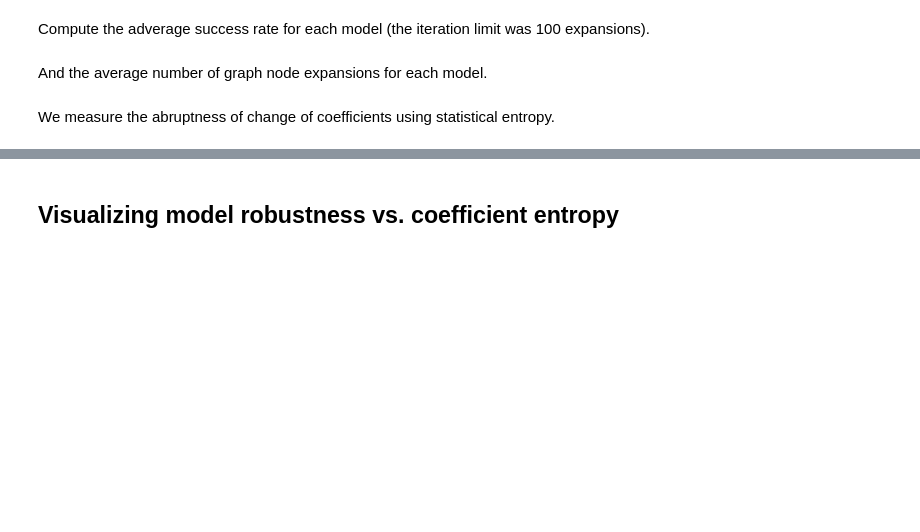
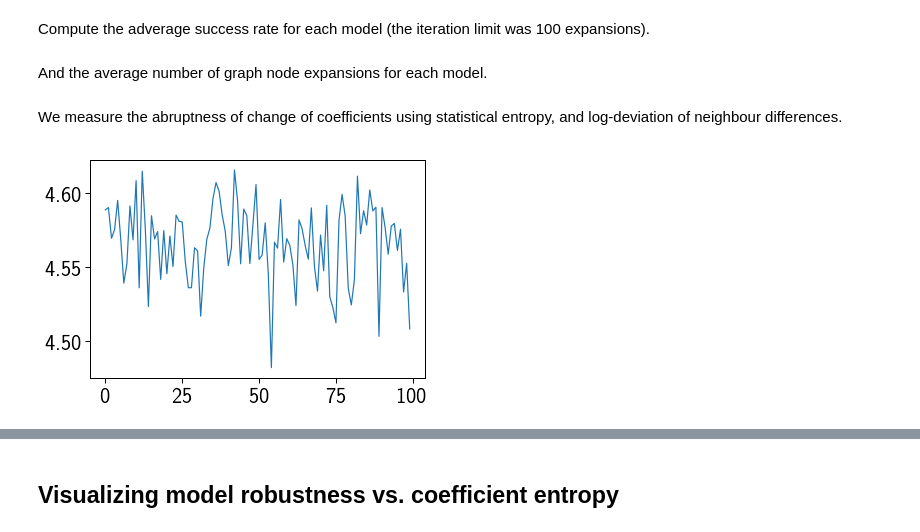
Before and after one commit to spring-epfl/trickster, a Jupyter notebook: notebooks/wfp_small_models_experiment.ipynb, the cells around one changed output, grey strips where cells are left out. Saved outputs shown, nothing was run; the diff lists cells and outputs as text; code cells hidden in the pictures; blank space fills up the shorter version.

```diff
--- a/notebooks/wfp_small_models_experiment.ipynb
+++ b/notebooks/wfp_small_models_experiment.ipynb
@@ -64,6 +75,10 @@ for results_df in adv_results:
     count = results_df[results_df.found].nodes_expanded.mean()
     exp_counts.append(count)
 # %% [markdown]
-We measure the abruptness of change of coefficients using statistical entropy.
+We measure the abruptness of change of coefficients using statistical entropy, and log-deviation of neighbour differences.
 # %%
-ents = [entropy(coef - np.min(coef)) for coef in coefs]
+entropies = [entropy(coef - np.min(coef)) for coef in coefs]
+plt.plot(entropies)
+plt.show()
+# %% [output]
+[figure, added]
```
Also changed, not shown: parts of 16 cells of this notebook.
